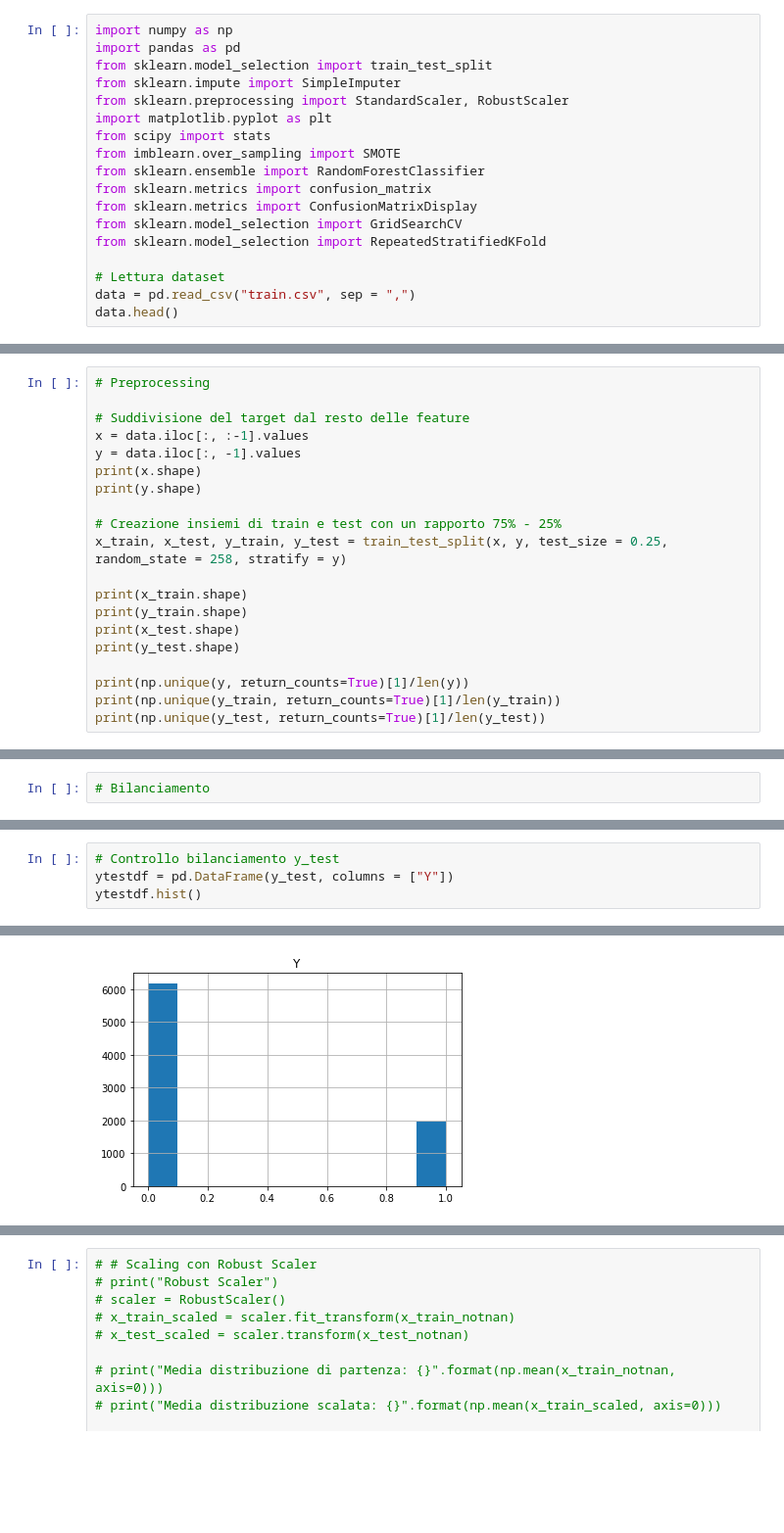
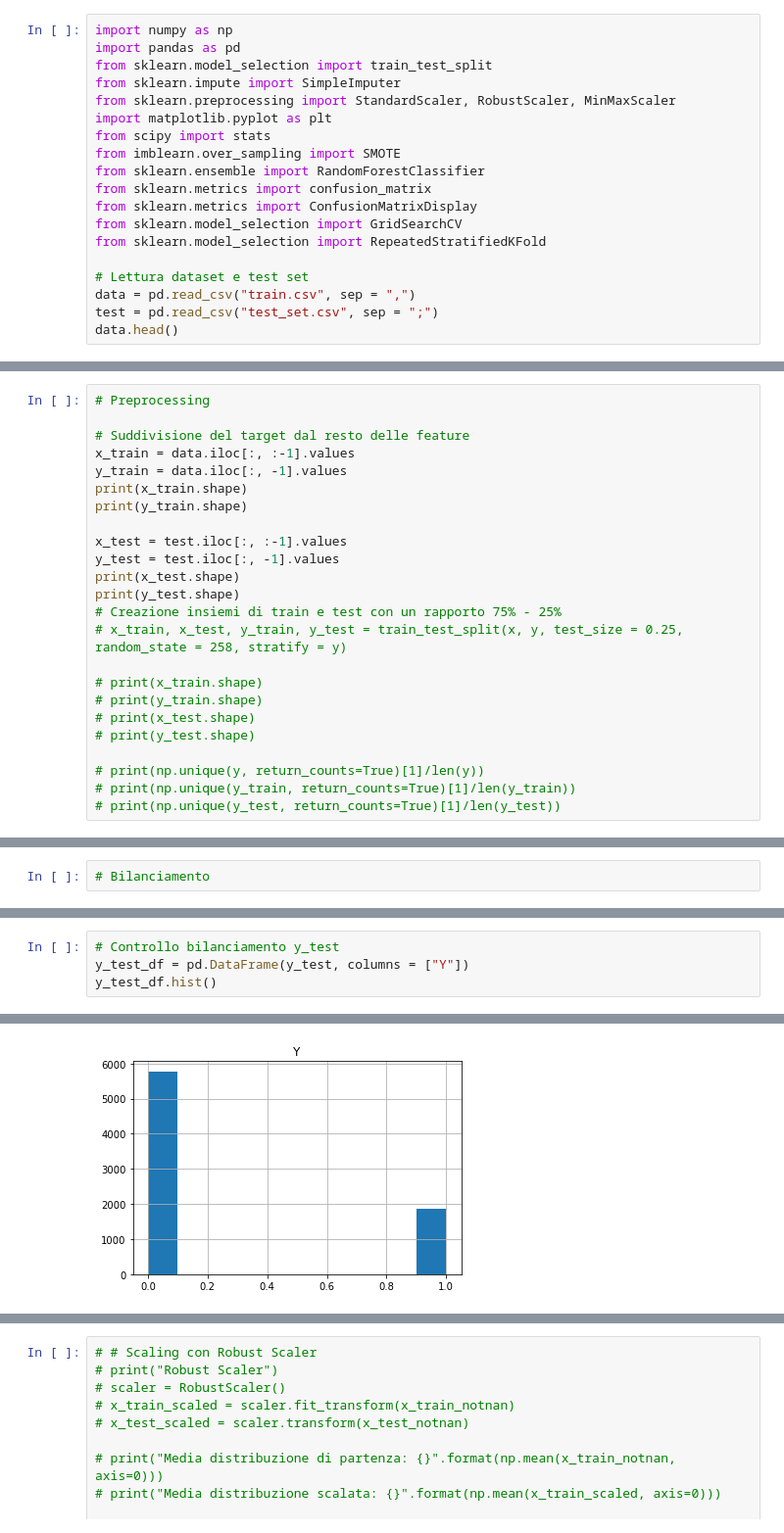
Before and after one commit to tizianotaglienti/mobdproject, a Jupyter notebook: mobdcopy.ipynb, the cells around one changed output, grey strips where cells are left out. Shown: that part at 98% size. Saved outputs shown, nothing was run; the diff lists cells and outputs as text; blank space fills up the shorter version.

```diff
--- a/mobdcopy.ipynb
+++ b/mobdcopy.ipynb
@@ -3,7 +3,7 @@ import numpy as np
 import pandas as pd
 from sklearn.model_selection import train_test_split
 from sklearn.impute import SimpleImputer
-from sklearn.preprocessing import StandardScaler, RobustScaler
+from sklearn.preprocessing import StandardScaler, RobustScaler, MinMaxScaler
 import matplotlib.pyplot as plt
 from scipy import stats
 from imblearn.over_sampling import SMOTE
@@ -13,8 +13,9 @@ from sklearn.metrics import ConfusionMatrixDisplay
 from sklearn.model_selection import GridSearchCV
 from sklearn.model_selection import RepeatedStratifiedKFold
 
-# Lettura dataset
+# Lettura dataset e test set
 data = pd.read_csv("train.csv", sep = ",")
+test = pd.read_csv("test_set.csv", sep = ";")
 data.head()
 # %% [output]
 |  | F0 | F1 | F2 | F3 | F4 | F5 | F6 | F7 | F8 | F9 | F10 | ... |
@@ -70,20 +72,24 @@ data.F13.replace(colF13, [1, 2, 3, 4, 5, 6, 7, 8, 9, 10, 11, 12, 13, 14, 15, 16,
 # Preprocessing
 
 # Suddivisione del target dal resto delle feature
-x = data.iloc[:, :-1].values
-y = data.iloc[:, -1].values
-print(x.shape)
-print(y.shape)
-
-# Creazione insiemi di train e test con un rapporto 75% - 25%
-x_train, x_test, y_train, y_test = train_test_split(x, y, test_size = 0.25, random_state = 258, stratify = y)
-
+x_train = data.iloc[:, :-1].values
+y_train = data.iloc[:, -1].values
 print(x_train.shape)
 print(y_train.shape)
+
+x_test = test.iloc[:, :-1].values
+y_test = test.iloc[:, -1].values
 print(x_test.shape)
 print(y_test.shape)
+# Creazione insiemi di train e test con un rapporto 75% - 25%
+# x_train, x_test, y_train, y_test = train_test_split(x, y, test_size = 0.25, random_state = 258, stratify = y)
 
-print(np.unique(y, return_counts=True)[1]/len(y))
-print(np.unique(y_train, return_counts=True)[1]/len(y_train))
-print(np.unique(y_test, return_counts=True)[1]/len(y_test))
+# print(x_train.shape)
+# print(y_train.shape)
+# print(x_test.shape)
+# print(y_test.shape)
+
+# print(np.unique(y, return_counts=True)[1]/len(y))
+# print(np.unique(y_train, return_counts=True)[1]/len(y_train))
+# print(np.unique(y_test, return_counts=True)[1]/len(y_test))
 # %% [output]
@@ -274,7 +345,7 @@ array([[<AxesSubplot:title={'center':'Y'}>]], dtype=object)
 # %%
 # Controllo bilanciamento y_test
-ytestdf = pd.DataFrame(y_test, columns = ["Y"])
-ytestdf.hist()
+y_test_df = pd.DataFrame(y_test, columns = ["Y"])
+y_test_df.hist()
 # %% [output]
 array([[<AxesSubplot:title={'center':'Y'}>]], dtype=object)
-[figure, old version]
+[figure, new version]
```
Also changed, not shown: parts of 30 cells of this notebook, 2 other files.
